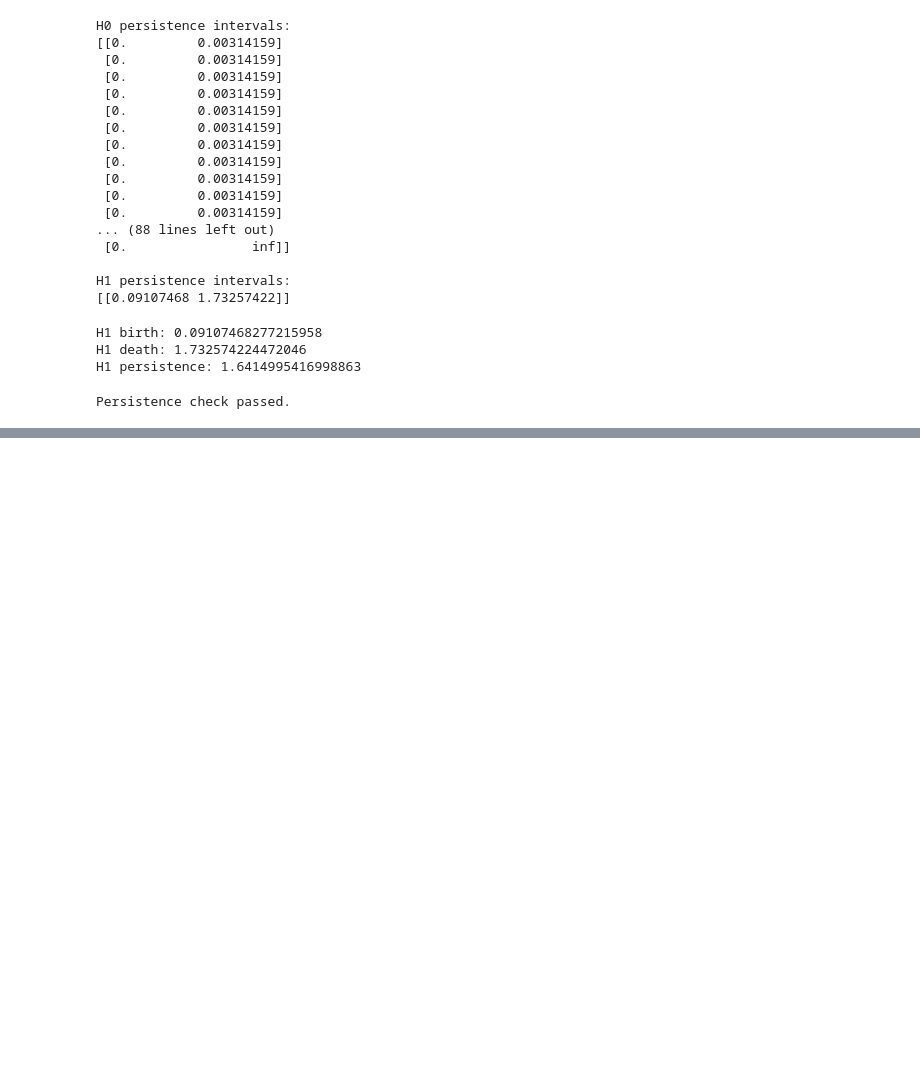
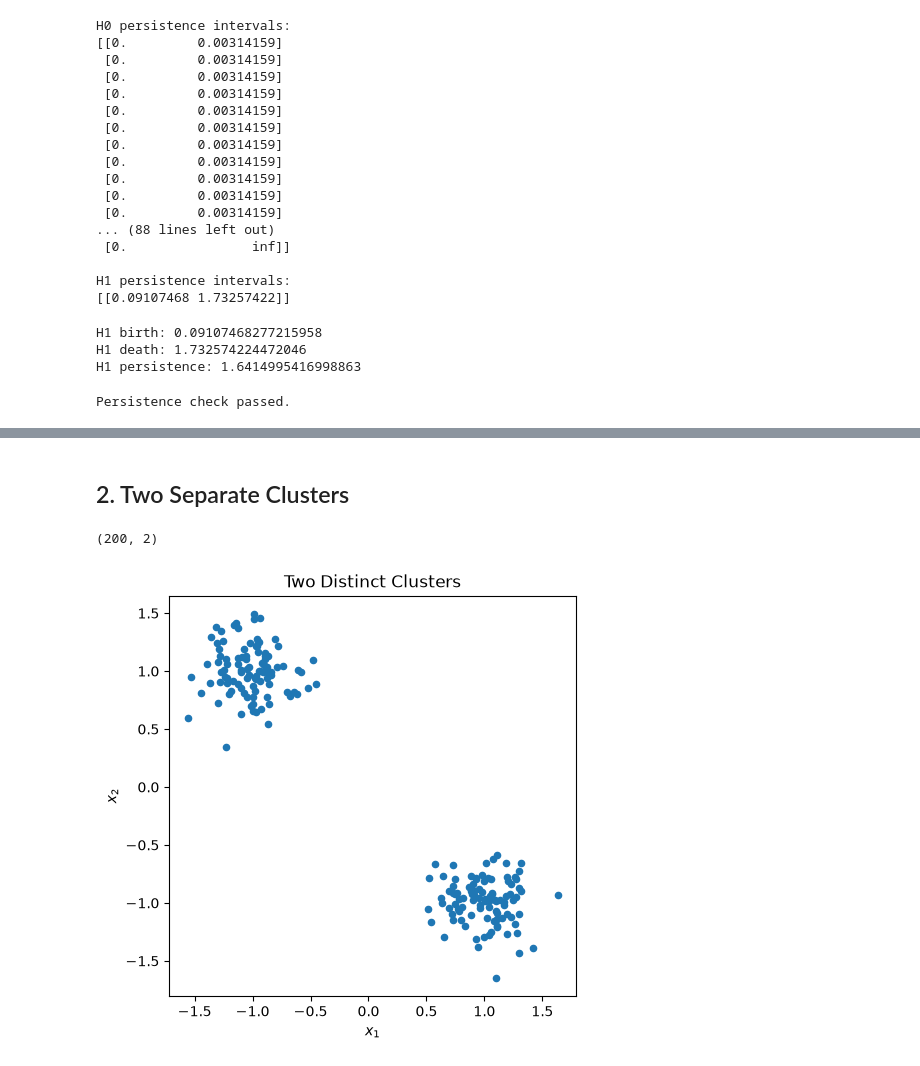
Before and after one commit to Matteo-Meyer/tda-time-series-classification, a Jupyter notebook: notebooks/01_synthetic_tda.ipynb, the cells around one changed output, grey strips where cells are left out. Cells and saved outputs as stored; diff of their text form; code cells hidden in the pictures; blank space fills up the shorter version.

```diff
--- a/notebooks/01_synthetic_tda.ipynb
+++ b/notebooks/01_synthetic_tda.ipynb
@@ -142,0 +205,22 @@ Persistence check passed.
+# %% [markdown]
+## 2. Two Separate Clusters
+# %%
+cluster1 = rng.normal(loc=(-1, 1), scale=0.2, size=(100, 2))
+cluster2 = rng.normal(loc=(1, -1), scale=0.2, size=(100, 2))
+joint_clusters = np.vstack((cluster1, cluster2))
+# %% [output]
+(200, 2)
+# %%
+fig_3, ax_3 = plt.subplots(figsize = (5, 5))
+ax_3.scatter(joint_clusters[:, 0],
+            joint_clusters[:, 1],
+            s = 20,
+)
+ax_3.set_title("Two Distinct Clusters")
+ax_3.set_xlabel("$x_1$")
+ax_3.set_ylabel("$x_2$")
+ax_3.set_aspect("equal")
+fig_3.tight_layout()
+plt.show()
+# %% [output]
+[figure, added]
```
Also changed, not shown: parts of 24 cells of this notebook, 1 other file.
